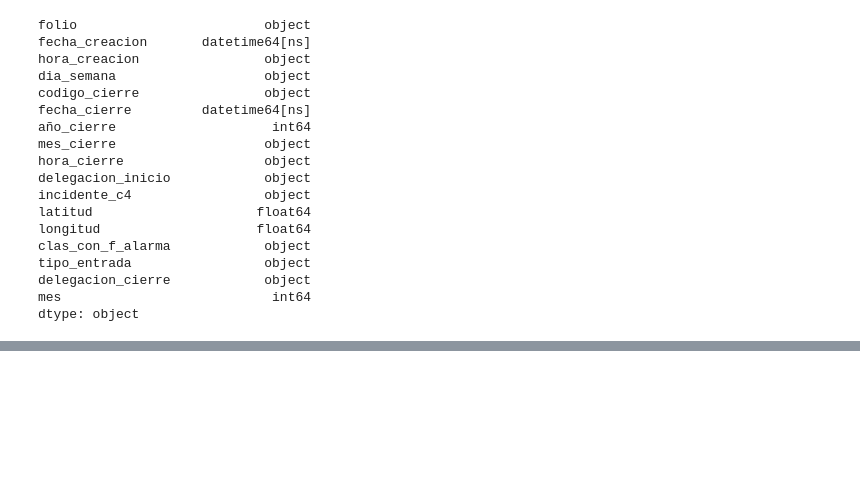
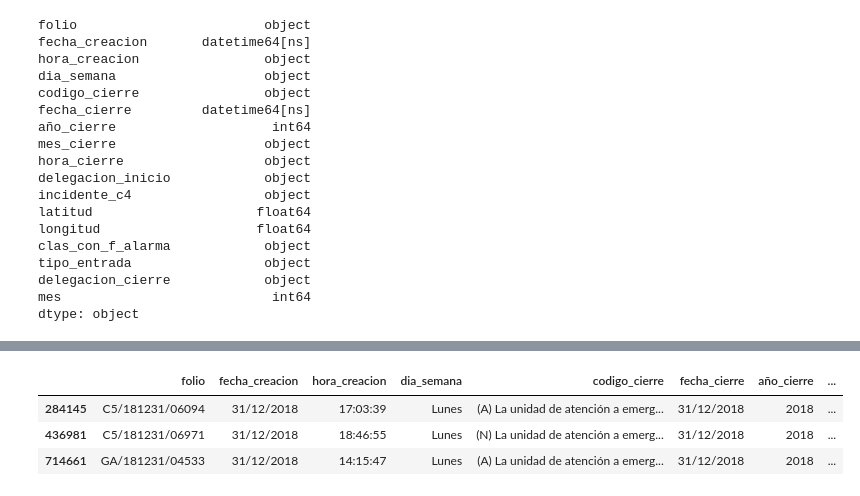
Before and after one commit to mhnk77/proyecto_1_E3_intro_ds, a Jupyter notebook: EDA_Proyecto_1_C5.ipynb, the cells around one changed output, grey strips where cells are left out. Cells and saved outputs as stored; diff of their text form; code cells hidden in the pictures; blank space fills up the shorter version.

```diff
--- a/EDA_Proyecto_1_C5.ipynb
+++ b/EDA_Proyecto_1_C5.ipynb
@@ -93,0 +187,7 @@ dtype: object
+# %%
+data[(data.longitud.isna()) & (data.latitud.notna())]
+# %% [output]
+|  | folio | fecha_creacion | hora_creacion | dia_semana | codigo_cierre | fecha_cierre | año_cierre | ... |
+| 284145 | C5/181231/06094 | 31/12/2018 | 17:03:39 | Lunes | (A) La unidad de atención a emerg... | 31/12/2018 | 2018 | ... |
+| 436981 | C5/181231/06971 | 31/12/2018 | 18:46:55 | Lunes | (N) La unidad de atención a emerg... | 31/12/2018 | 2018 | ... |
+| 714661 | GA/181231/04533 | 31/12/2018 | 14:15:47 | Lunes | (A) La unidad de atención a emerg... | 31/12/2018 | 2018 | ... |
```
Also changed, not shown: parts of 21 cells of this notebook.
